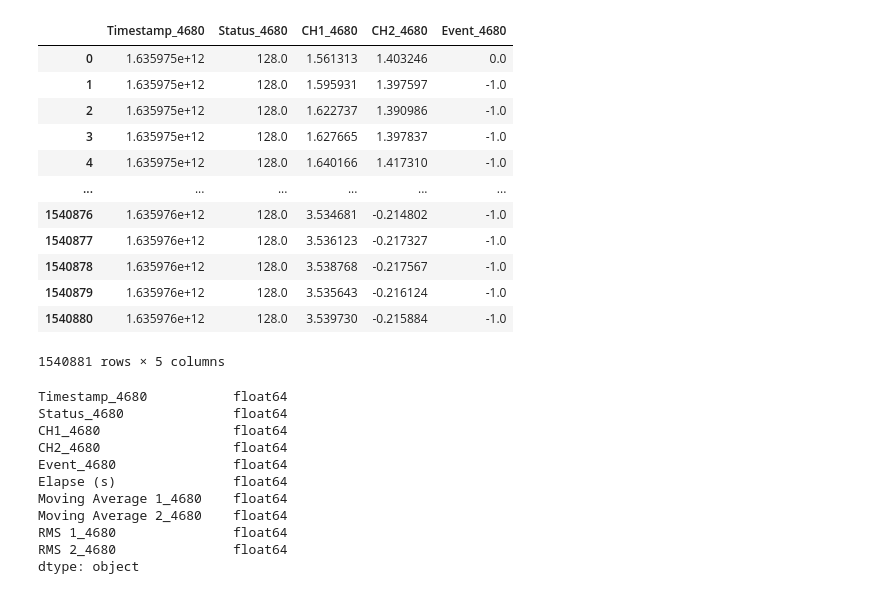
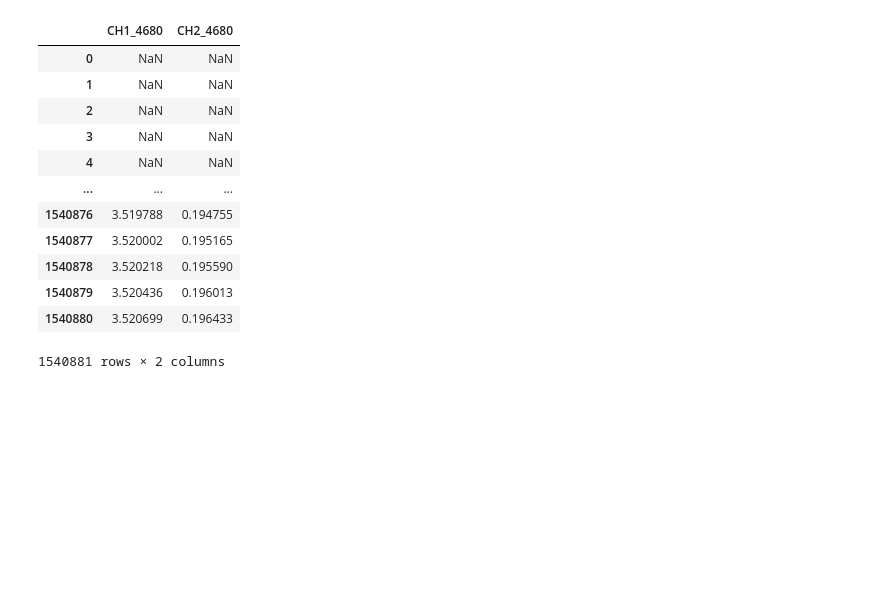
Before and after one commit to eearchey/iron_handmaidens, a Jupyter notebook: iron_handmaidens/testing.ipynb, the cells around one changed output. Drawn from its saved outputs; the diff is of its cells as text; code cells hidden in the pictures; blank space fills up the shorter version.

```diff
--- a/iron_handmaidens/testing.ipynb
+++ b/iron_handmaidens/testing.ipynb
@@ -4,33 +4,19 @@ from data.src.emg import EMGData
 # %%
 tags = {'channels': ['CH1_4680', 'CH2_4680'], 'time': 'Timestamp_4680', 'event': 'Event_4680'}
 data = EMGData.read_csv('/Users/aldenmoreton/Documents/iron_handmaidens/test_data/participant1/A/Shimmer_4680.csv', **tags)
-# %%
-data.df
-# %% [output]
-|  | Timestamp_4680 | Status_4680 | CH1_4680 | CH2_4680 | Event_4680 |
-| 0 | 1.635975e+12 | 128.0 | 1.561313 | 1.403246 | 0.0 |
-| 1 | 1.635975e+12 | 128.0 | 1.595931 | 1.397597 | -1.0 |
-| 2 | 1.635975e+12 | 128.0 | 1.622737 | 1.390986 | -1.0 |
-| 3 | 1.635975e+12 | 128.0 | 1.627665 | 1.397837 | -1.0 |
-| 4 | 1.635975e+12 | 128.0 | 1.640166 | 1.417310 | -1.0 |
-| ... | ... | ... | ... | ... | ... |
-| 1540876 | 1.635976e+12 | 128.0 | 3.534681 | -0.214802 | -1.0 |
-| 1540877 | 1.635976e+12 | 128.0 | 3.536123 | -0.217327 | -1.0 |
-| 1540878 | 1.635976e+12 | 128.0 | 3.538768 | -0.217567 | -1.0 |
-| 1540879 | 1.635976e+12 | 128.0 | 3.535643 | -0.216124 | -1.0 |
-| 1540880 | 1.635976e+12 | 128.0 | 3.539730 | -0.215884 | -1.0 |
-1540881 rows × 5 columns
-# %%
-data.preprocess().df.dtypes
-# %% [output]
-Timestamp_4680           float64
-Status_4680              float64
-CH1_4680                 float64
-CH2_4680                 float64
-Event_4680               float64
-Elapse (s)               float64
-Moving Average 1_4680    float64
-Moving Average 2_4680    float64
-RMS 1_4680               float64
-RMS 2_4680               float64
-dtype: object
+# %%
+data.RMS(data.channelNames, 100)
+# %% [output]
+|  | CH1_4680 | CH2_4680 |
+| 0 | NaN | NaN |
+| 1 | NaN | NaN |
+| 2 | NaN | NaN |
+| 3 | NaN | NaN |
+| 4 | NaN | NaN |
+| ... | ... | ... |
+| 1540876 | 3.519788 | 0.194755 |
+| 1540877 | 3.520002 | 0.195165 |
+| 1540878 | 3.520218 | 0.195590 |
+| 1540879 | 3.520436 | 0.196013 |
+| 1540880 | 3.520699 | 0.196433 |
+1540881 rows × 2 columns
```
Also changed, not shown: parts of 2 cells of this notebook, 3 other files.
